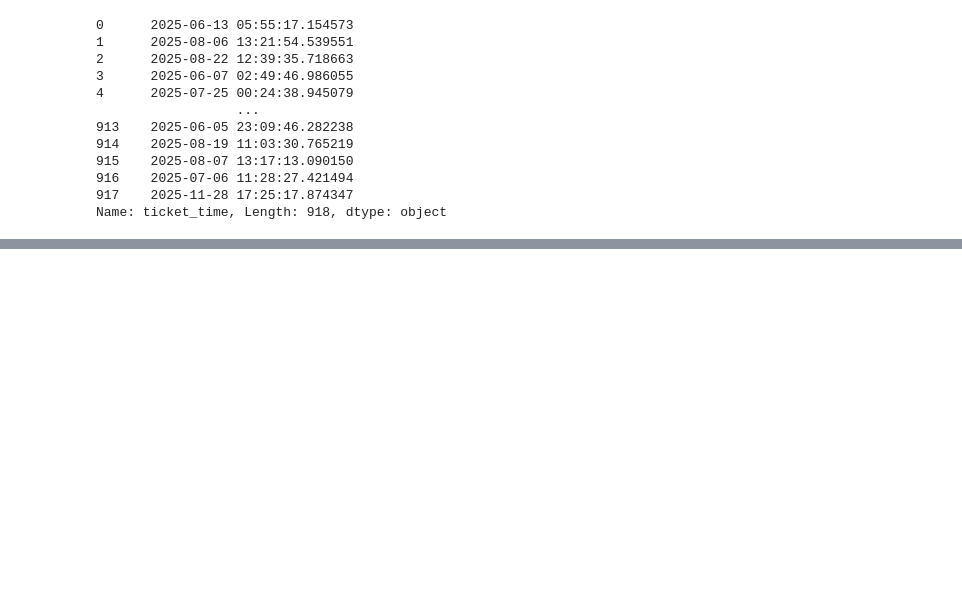
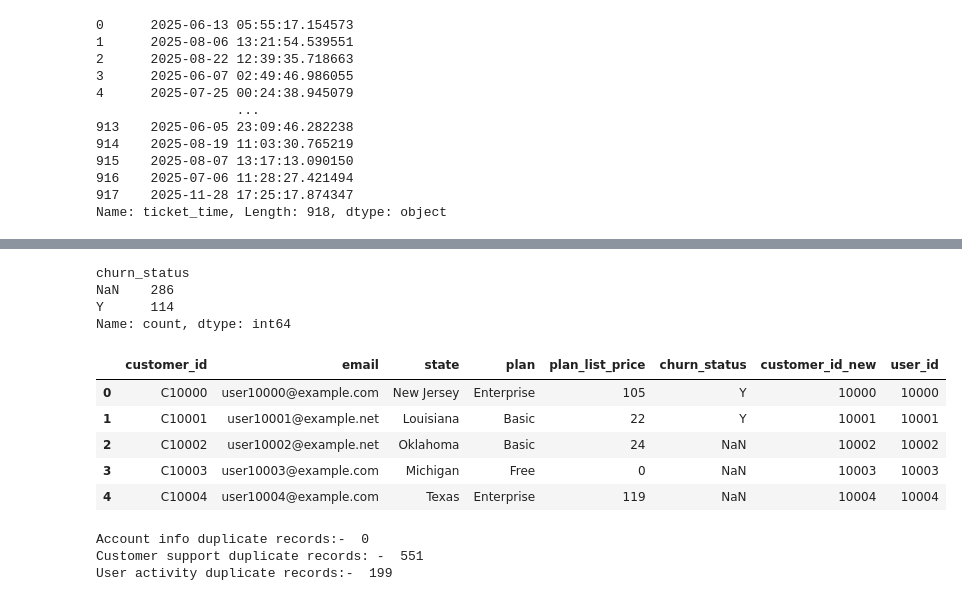
Before and after one commit to atkhushboo/subscriber-churn-analysis-python, a Jupyter notebook: fitly_Analysis.ipynb, the cells around one changed output, grey strips where cells are left out. Saved outputs shown, nothing was run; the diff lists cells and outputs as text; code cells hidden in the pictures; blank space fills up the shorter version.

Commit message:
Cleaned datasets and verified merge readiness

```diff
--- a/fitly_Analysis.ipynb
+++ b/fitly_Analysis.ipynb
@@ -184,0 +222,27 @@ dtype: object
+# %%
+print(account_info['churn_status'].value_counts(dropna=False))
+# %% [output]
+churn_status
+NaN    286
+Y      114
+Name: count, dtype: int64
+# %%
+# Create a new customer ID column by removing the 'C' prefix for merging datasets.
+account_info['user_id'] = account_info['customer_id'].str.replace('C', '').astype(int)
+account_info.head()
+# %% [output]
+|  | customer_id | email | state | plan | plan_list_price | churn_status | customer_id_new | user_id |
+| 0 | C10000 | user10000@example.com | New Jersey | Enterprise | 105 | Y | 10000 | 10000 |
+| 1 | C10001 | user10001@example.net | Louisiana | Basic | 22 | Y | 10001 | 10001 |
+| 2 | C10002 | user10002@example.net | Oklahoma | Basic | 24 | NaN | 10002 | 10002 |
+| 3 | C10003 | user10003@example.com | Michigan | Free | 0 | NaN | 10003 | 10003 |
+| 4 | C10004 | user10004@example.com | Texas | Enterprise | 119 | NaN | 10004 | 10004 |
+# %%
+# check Duplicate values
+print("Account info duplicate records:- ",account_info['user_id'].duplicated().sum())
+print("Customer support duplicate records: - ",customer_support['user_id'].duplicated().sum())
+print("User activity duplicate records:- ",user_activity['user_id'].duplicated().sum())
+# %% [output]
+Account info duplicate records:-  0
+Customer support duplicate records: -  551
+User activity duplicate records:-  199
```
Also changed, not shown: parts of 7 cells of this notebook.
